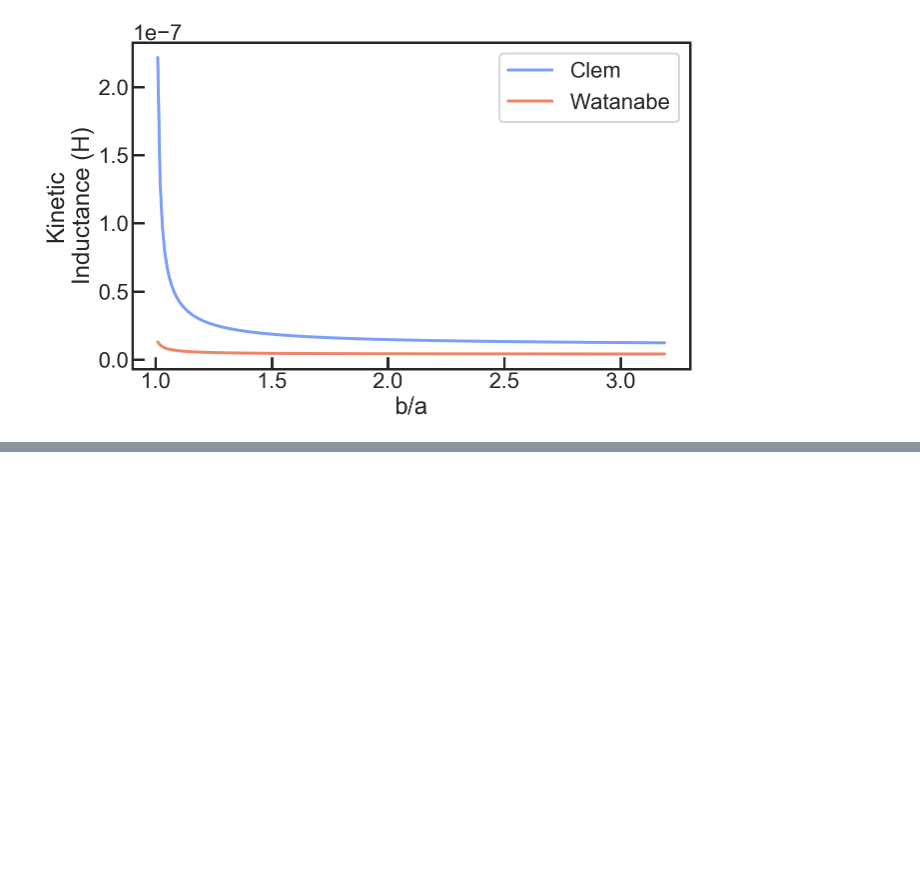
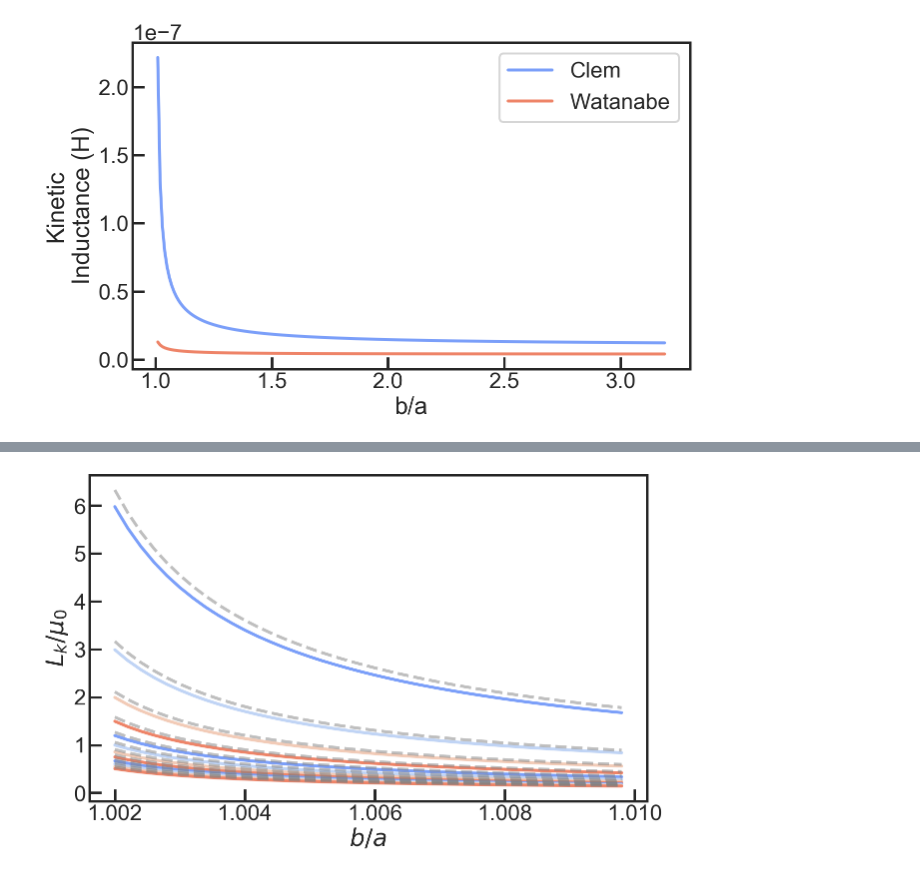
Before and after one commit to garethsion/SuperconductorAnalyticCalculations, a Jupyter notebook: Code for Plotting Clem.ipynb, the cells around one changed output, grey strips where cells are left out. Saved outputs shown, nothing was run; the diff lists cells and outputs as text; code cells hidden in the pictures; blank space fills up the shorter version.

```diff
--- a/Code for Plotting Clem.ipynb
+++ b/Code for Plotting Clem.ipynb
@@ -274,0 +275,26 @@ plt.show()
+# %%
+dlist = np.arange(5e-09,65e-09,5e-09)
+
+a = 5e-06
+b = np.arange(5.01e-06,5.05e-06,0.001e-06)
+
+em_sweep_d = [EMProperties(a=a, b=b, d=d, pen_depth=33.3e-09) for d in dlist]
+
+ec_low = (2*em.pen_depth**2)/em.d
+ec_high = em.d/4
+
+Lki_clem_eclow = em.kinetic_inductance_clem_1(ec_low)
+# Lki_clem_echigh = em.kinetic_inductance_clem_1(ec_high)
+# %%
+Lklow_sweep = [em_sweep_d[i].kinetic_inductance_clem_1(ec_low) for i in range(len(em_sweep_d))]
+Lkhigh_sweep = [em_sweep_d[i].kinetic_inductance_clem_1(ec_high) for i in range(len(em_sweep_d))]
+# %%
+plt.figure(figsize=(10,6))
+[plt.plot(em_sweep_d[0].b/em_sweep_d[0].a,Lklow_sweep[i]/sc.mu_0) for i in range(len(Lklow_sweep))]
+[plt.plot(em_sweep_d[0].b/em_sweep_d[0].a,Lkhigh_sweep[i]/sc.mu_0,'--',color='gray',alpha=.5) for i in range(len(Lkhigh_sweep))]
+
+plt.xlabel('$b/a$')
+plt.ylabel('$L_{k}/\mu_{0}$')
+plt.show()
+# %% [output]
+[figure, added]
```
Also changed, not shown: parts of 2 cells of this notebook, 2 other files.
